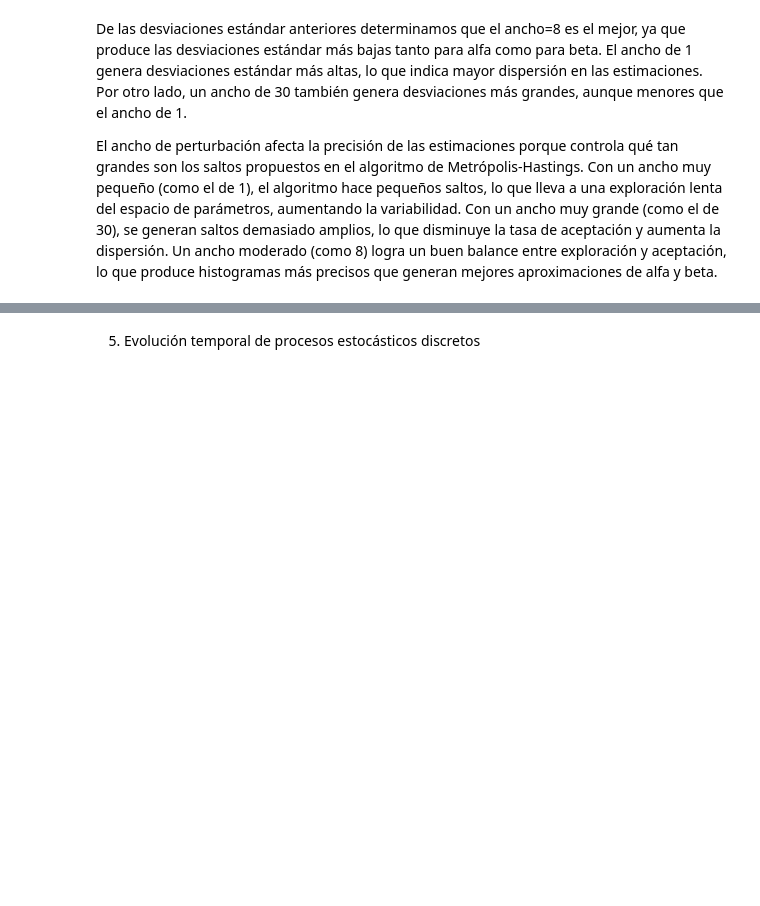
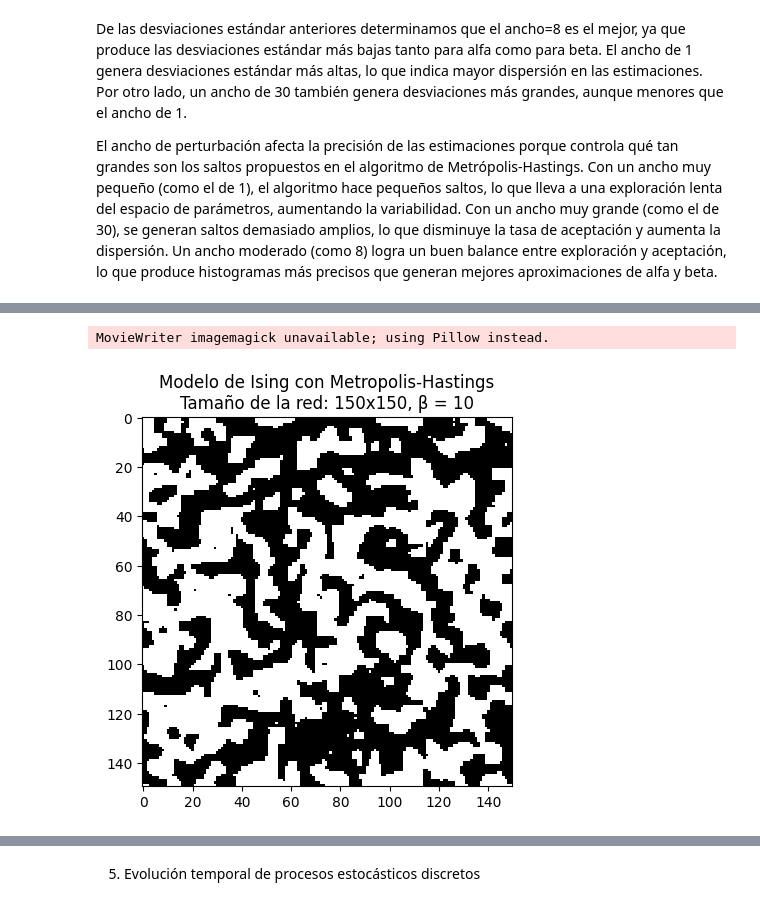
Before and after one commit to sarchilagomez1/MetodosComputacionales2-Fuentes-Archila, a Jupyter notebook: Taller5_fuentesarchila.ipynb, the cells around one changed output, grey strips where cells are left out. Drawn from its saved outputs; the diff is of its cells as text; code cells hidden in the pictures; blank space fills up the shorter version.

```diff
--- a/Taller5_fuentesarchila.ipynb
+++ b/Taller5_fuentesarchila.ipynb
@@ -337,0 +343,79 @@ El ancho de perturbación afecta la precisión de las estimaciones porque contro
+# %%
+import numpy as np
+import matplotlib.pyplot as plt
+import matplotlib.animation as animation
+
+N = 150
+J = 0.2
+beta = 10
+frames = 500
+iteraciones = 400
+
+
+def inicializar_el_sistema(N):
+    grilla = np.zeros((N, N))
+    for i in range(N):
+        for j in range(N):
+            grilla[i,j] = np.random.choice([-1, 1])
+    return grilla
+grilla = inicializar_el_sistema(N)
+
+
+def calcular_energia_en_un_punto(grilla, i, j, N):
+    E = -J*(grilla[i, j]* grilla[(i + 1) % N, j] + grilla[i, j]* grilla[(i - 1) % N, j] + grilla[i, j]* grilla[i, (j + 1) % N] + grilla[i, j]* grilla[i, (j - 1) % N])
+    return  E
+
+
+def nueva_configuracion( N, beta):
+    global grilla
+    i = np.random.randint(0, N)
+    j = np.random.randint(0, N)
+
+    perturbado = grilla.copy()
+    if perturbado[i, j] == 1:
+        perturbado[i, j] = -1
+    else:
+        perturbado[i, j] = 1
+
+    E_old = calcular_energia_en_un_punto(grilla, i, j, N) +  calcular_energia_en_un_punto(grilla, (i-1)%N, j, N) +  calcular_energia_en_un_punto(grilla, (i+1)%N, j, N) +  calcular_energia_en_un_punto(grilla, i, (j-1)%N, N) +  calcular_energia_en_un_punto(grilla, i, (j+1)%N, N)
+    E_new = calcular_energia_en_un_punto(perturbado, i, j, N) + calcular_energia_en_un_punto(perturbado, (i- 1)%N, j, N) + calcular_energia_en_un_punto(perturbado, (i+1)%N, j, N) + calcular_energia_en_un_punto(perturbado, i, (j-1)%N, N) + calcular_energia_en_un_punto(perturbado, i, (j+1)%N, N)
+
+    delta_E = E_new - E_old
+
+    if delta_E <= 0 or np.random.rand() <= np.exp(-delta_E * beta):
+        grilla_final = perturbado.copy()
+    else:
+        grilla_final = grilla.copy()
+
+    return grilla_final
+
+
+
+def update(frames, im, N, beta, iteraciones):
+    global grilla
+    for i in range(iteraciones):
+        grilla = nueva_configuracion( N, beta)
+    im.set_array(grilla)
+    return [im]
+
+def animate_ising(N, beta, frames, iteraciones):
+    grilla = inicializar_el_sistema(N)
+
+    #Configurar la figura
+    fig, ax = plt.subplots()
+    im = ax.imshow(grilla, cmap='gray', interpolation='nearest')
+    ax.set_title(f"Modelo de Ising con Metropolis-Hastings\nTamaño de la red: {N}x{N}, β = {beta}")
+
+    #Crear la animación
+    ani = animation.FuncAnimation(fig, update, frames=frames, fargs=(im, N, beta, iteraciones), interval=50)
+
+    #Guardar el resultado en un archivo de video
+    ani.save('ising_model_simulation.gif', writer='imagemagick', fps=10)
+
+    plt.show()
+
+#Ejecutar la animación
+animate_ising(N, beta, frames, iteraciones)
+# %% [output]
+MovieWriter imagemagick unavailable; using Pillow instead.
+[figure, added]
```
Also changed, not shown: parts of 10 cells of this notebook, 1 other file.
